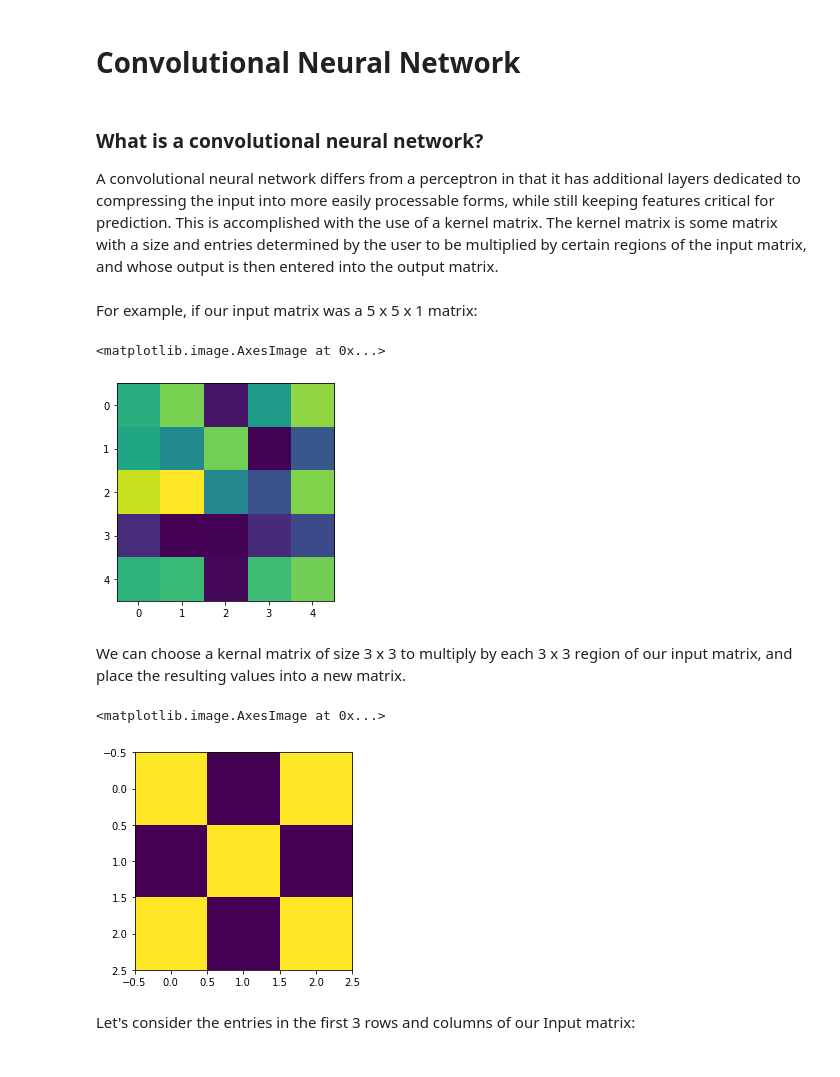
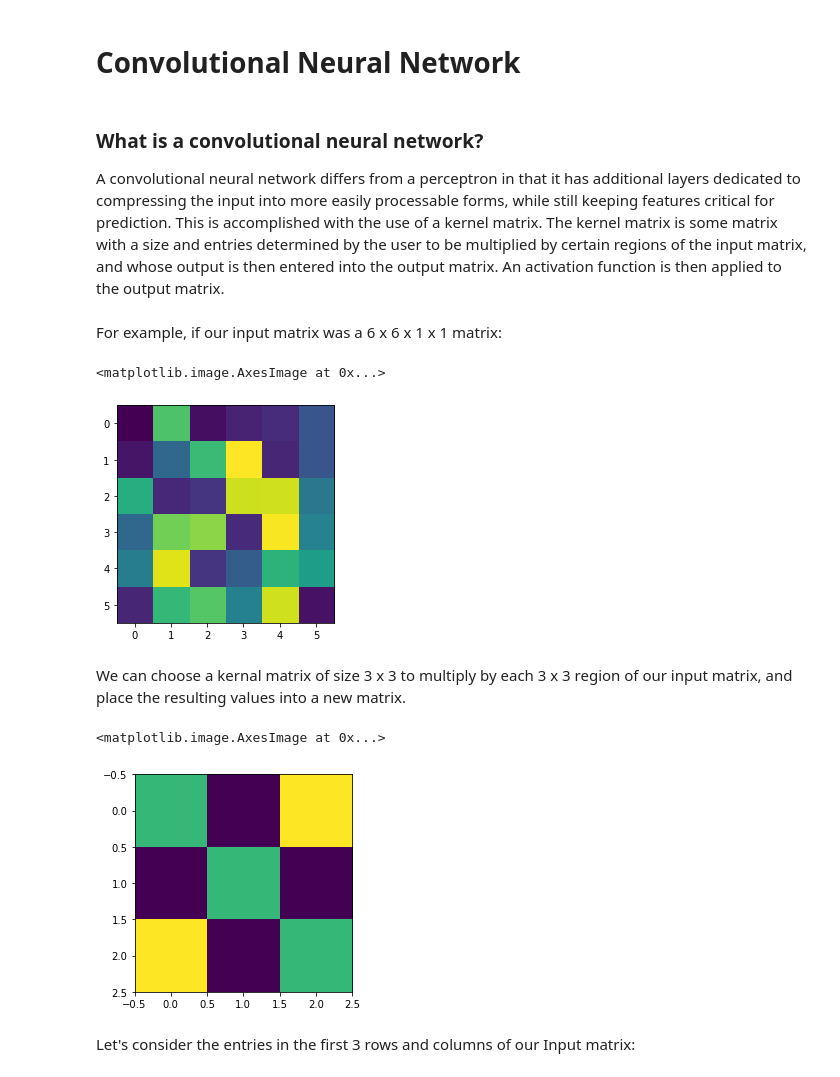
Before and after one commit to khojonat/CMSE202_Tech_1, a Jupyter notebook: Convolutional_Neural_Network.ipynb, the cells around one changed output. Cells and saved outputs as stored; diff of their text form; code cells hidden in the pictures.

```diff
--- a/Convolutional_Neural_Network.ipynb
+++ b/Convolutional_Neural_Network.ipynb
@@ -10,29 +11,31 @@ from tensorflow.keras import layers
 # %% [markdown]
 ### What is a convolutional neural network?
 
-A convolutional neural network differs from a perceptron in that it has additional layers dedicated to compressing the input into more easily processable forms, while still keeping features critical for prediction. This is accomplished with the use of a kernel matrix. The kernel matrix is some matrix with a size and entries determined by the user to be multiplied by certain regions of the input matrix, and whose output is then entered into the output matrix.
+A convolutional neural network differs from a perceptron in that it has additional layers dedicated to compressing the input into more easily processable forms, while still keeping features critical for prediction. This is accomplished with the use of a kernel matrix. The kernel matrix is some matrix with a size and entries determined by the user to be multiplied by certain regions of the input matrix, and whose output is then entered into the output matrix. An activation function is then applied to the output matrix.
 # %% [markdown]
-For example, if our input matrix was a 5 x 5 x 1 matrix:
+For example, if our input matrix was a 6 x 6 x 1 x 1 matrix:
 # %%
-Input = np.array([np.random.uniform(0,1,5),
-                  np.random.uniform(0,1,5),
-                  np.random.uniform(0,1,5),
-                  np.random.uniform(0,1,5),
-                  np.random.uniform(0,1,5)])
-plt.imshow(Input)
+Input = np.array([[[np.random.uniform(0,1,6)]],
+                  [[np.random.uniform(0,1,6)]],
+                  [[np.random.uniform(0,1,6)]],
+                  [[np.random.uniform(0,1,6)]],
+                  [[np.random.uniform(0,1,6)]],
+                  [[np.random.uniform(0,1,6)]]])
+Input = np.reshape(Input,[1,6,6,1])
+plt.imshow(Input[0,:,:,0])
 # %% [output]
 <matplotlib.image.AxesImage at 0x...>
-[figure, old version]
+[figure, new version]
 # %% [markdown]
 We can choose a kernal matrix of size 3 x 3 to multiply by each 3 x 3 region of our input matrix, and place the resulting values into a new matrix.
 # %%
-kernel = np.array([[1,0,1],
-                  [0,1,0],
-                  [1,0,1]])
-plt.imshow(kernel)
+kernel = np.array([ [  [[0.5]],[[0]],[[0.75]]  ],
+                    [  [[0]],[[0.5]],[[0]]  ],
+                    [  [[0.75]],[[0]],[[0.5]]  ] ])
+plt.imshow(kernel[:,:,0,0])
 # %% [output]
 <matplotlib.image.AxesImage at 0x...>
-[figure, old version]
+[figure, new version]
 # %% [markdown]
 Let's consider the entries in the first 3 rows and columns of our Input matrix:
 # %%
```
Also changed, not shown: parts of 27 cells of this notebook.
